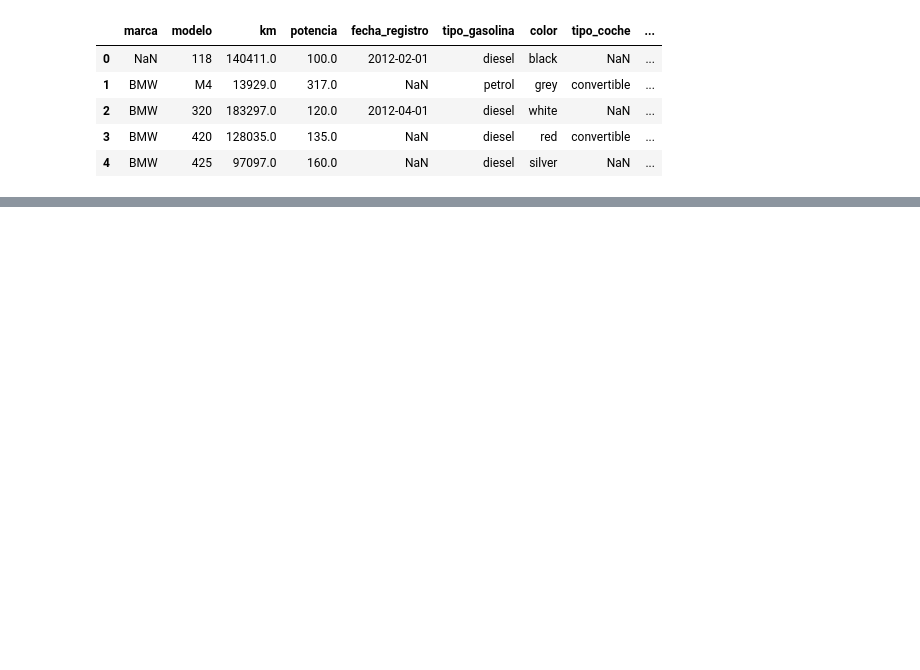
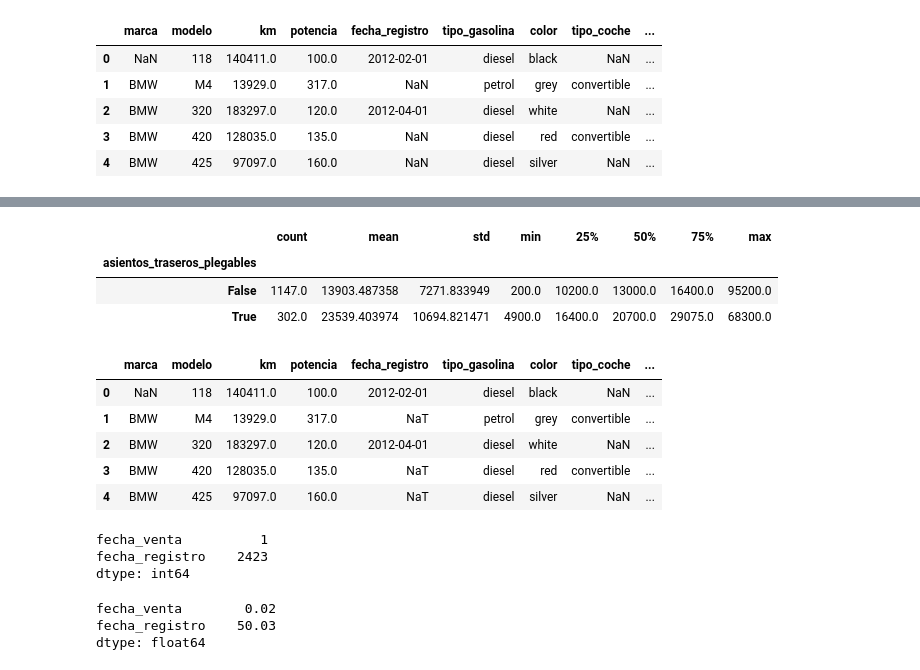
Before and after one commit to JuanCeruso/DataPreparation, a Jupyter notebook: DataPreparation.ipynb, the cells around one changed output, grey strips where cells are left out. Saved outputs shown, nothing was run; the diff lists cells and outputs as text; code cells hidden in the pictures; blank space fills up the shorter version.

```diff
--- a/DataPreparation.ipynb
+++ b/DataPreparation.ipynb
@@ -33,0 +332,37 @@ df_cars.head()
+# %%
+df_cars.groupby("asientos_traseros_plegables")["precio"].describe()
+# %% [output]
+|  | count | mean | std | min | 25% | 50% | 75% | max |
+| asientos_traseros_plegables |  |  |  |  |  |  |  |  |
+| False | 1147.0 | 13903.487358 | 7271.833949 | 200.0 | 10200.0 | 13000.0 | 16400.0 | 95200.0 |
+| True | 302.0 | 23539.403974 | 10694.821471 | 4900.0 | 16400.0 | 20700.0 | 29075.0 | 68300.0 |
+# %%
+df_cars["fecha_registro"] = pd.to_datetime(df_cars["fecha_registro"])
+df_cars["fecha_venta"] = pd.to_datetime(df_cars["fecha_venta"])
+# %%
+df_cars["edad_coche"] = df_cars["fecha_venta"].dt.year - df_cars["fecha_registro"].dt.year
+# %%
+df_cars.head()
+# %% [output]
+|  | marca | modelo | km | potencia | fecha_registro | tipo_gasolina | color | tipo_coche | ... |
+| 0 | NaN | 118 | 140411.0 | 100.0 | 2012-02-01 | diesel | black | NaN | ... |
+| 1 | BMW | M4 | 13929.0 | 317.0 | NaT | petrol | grey | convertible | ... |
+| 2 | BMW | 320 | 183297.0 | 120.0 | 2012-04-01 | diesel | white | NaN | ... |
+| 3 | BMW | 420 | 128035.0 | 135.0 | NaT | diesel | red | convertible | ... |
+| 4 | BMW | 425 | 97097.0 | 160.0 | NaT | diesel | silver | NaN | ... |
+# %%
+df_cars[["fecha_venta", "fecha_registro"]].isna().sum()
+# %% [output]
+fecha_venta          1
+fecha_registro    2423
+dtype: int64
+# %%
+(df_cars[["fecha_venta", "fecha_registro"]]
+ .isna()
+ .mean()
+ .mul(100)
+ .round(2))
+# %% [output]
+fecha_venta        0.02
+fecha_registro    50.03
+dtype: float64
```
Also changed, not shown: parts of 20 cells of this notebook.
